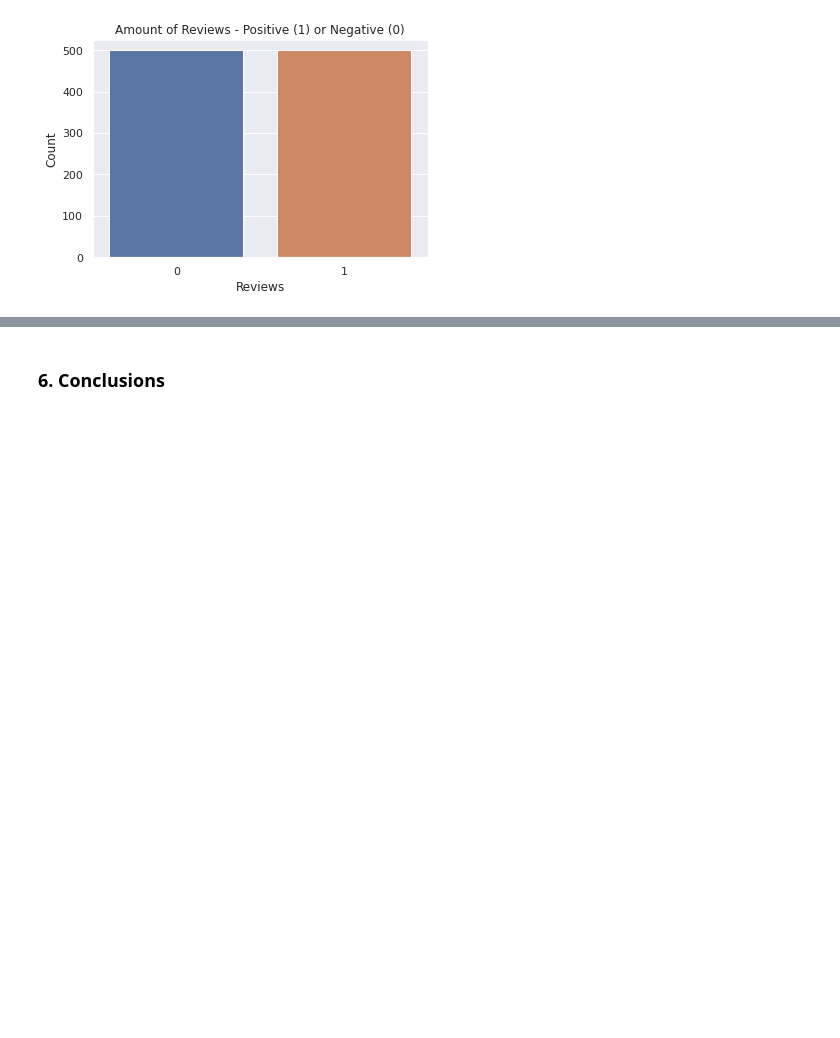
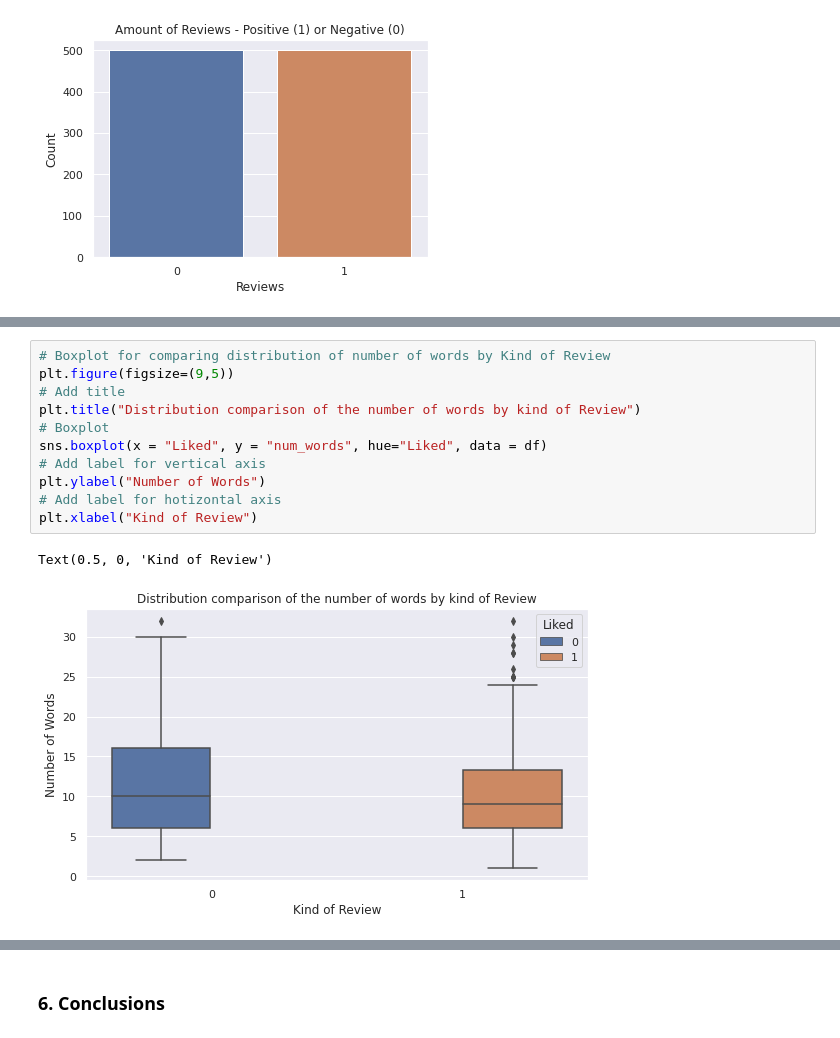
Before and after one commit to DanielEduardoLopez/RestaurantReviews, a Jupyter notebook: NLP_RestaurantReviews.ipynb, the cells around one changed output, grey strips where cells are left out. Saved outputs shown, nothing was run; the diff lists cells and outputs as text; blank space fills up the shorter version.

Commit message:
Added Exploratory Data Analysis

```diff
--- a/NLP_RestaurantReviews.ipynb
+++ b/NLP_RestaurantReviews.ipynb
@@ -111,0 +172,14 @@ Text(0.5, 0, 'Reviews')
+# %%
+# Boxplot for comparing distribution of number of words by Kind of Review
+plt.figure(figsize=(9,5))
+# Add title
+plt.title("Distribution comparison of the number of words by kind of Review")
+# Boxplot
+sns.boxplot(x = "Liked", y = "num_words", hue="Liked", data = df)
+# Add label for vertical axis
+plt.ylabel("Number of Words")
+# Add label for hotizontal axis
+plt.xlabel("Kind of Review")
+# %% [output]
+Text(0.5, 0, 'Kind of Review')
+[figure, added]
```
Also changed, not shown: parts of 9 cells of this notebook.
